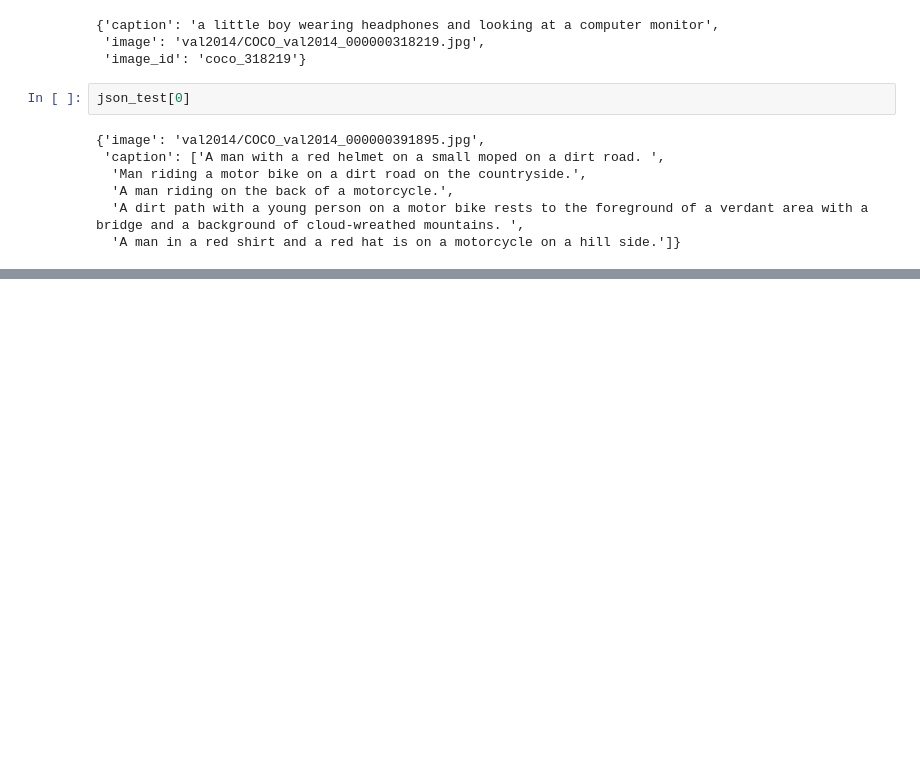
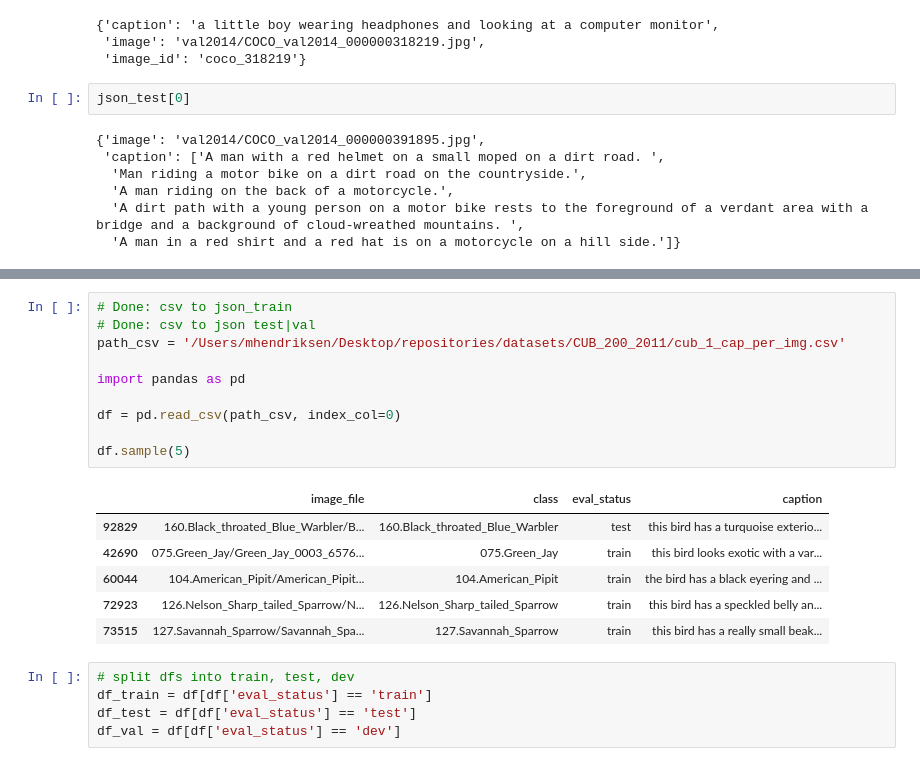
Before and after one commit to mariyahendriksen/X-VLM, a Jupyter notebook: notebooks/scratch.ipynb, the cells around one changed output, grey strips where cells are left out. Drawn from its saved outputs; the diff is of its cells as text; blank space fills up the shorter version.

```diff
--- a/notebooks/scratch.ipynb
+++ b/notebooks/scratch.ipynb
@@ -51,0 +319,22 @@ True
+# %%
+# Done: csv to json_train
+# Done: csv to json test|val
+path_csv = '/Users/mhendriksen/Desktop/repositories/datasets/CUB_200_2011/cub_1_cap_per_img.csv'
+
+import pandas as pd
+
+df = pd.read_csv(path_csv, index_col=0)
+
+df.sample(5)
+# %% [output]
+|  | image_file | class | eval_status | caption |
+| 92829 | 160.Black_throated_Blue_Warbler/B... | 160.Black_throated_Blue_Warbler | test | this bird has a turquoise exterio... |
+| 42690 | 075.Green_Jay/Green_Jay_0003_6576... | 075.Green_Jay | train | this bird looks exotic with a var... |
+| 60044 | 104.American_Pipit/American_Pipit... | 104.American_Pipit | train | the bird has a black eyering and ... |
+| 72923 | 126.Nelson_Sharp_tailed_Sparrow/N... | 126.Nelson_Sharp_tailed_Sparrow | train | this bird has a speckled belly an... |
+| 73515 | 127.Savannah_Sparrow/Savannah_Spa... | 127.Savannah_Sparrow | train | this bird has a really small beak... |
+# %%
+# split dfs into train, test, dev
+df_train = df[df['eval_status'] == 'train']
+df_test = df[df['eval_status'] == 'test']
+df_val = df[df['eval_status'] == 'dev']
```
Also changed, not shown: parts of 40 cells of this notebook, 4 other files.
